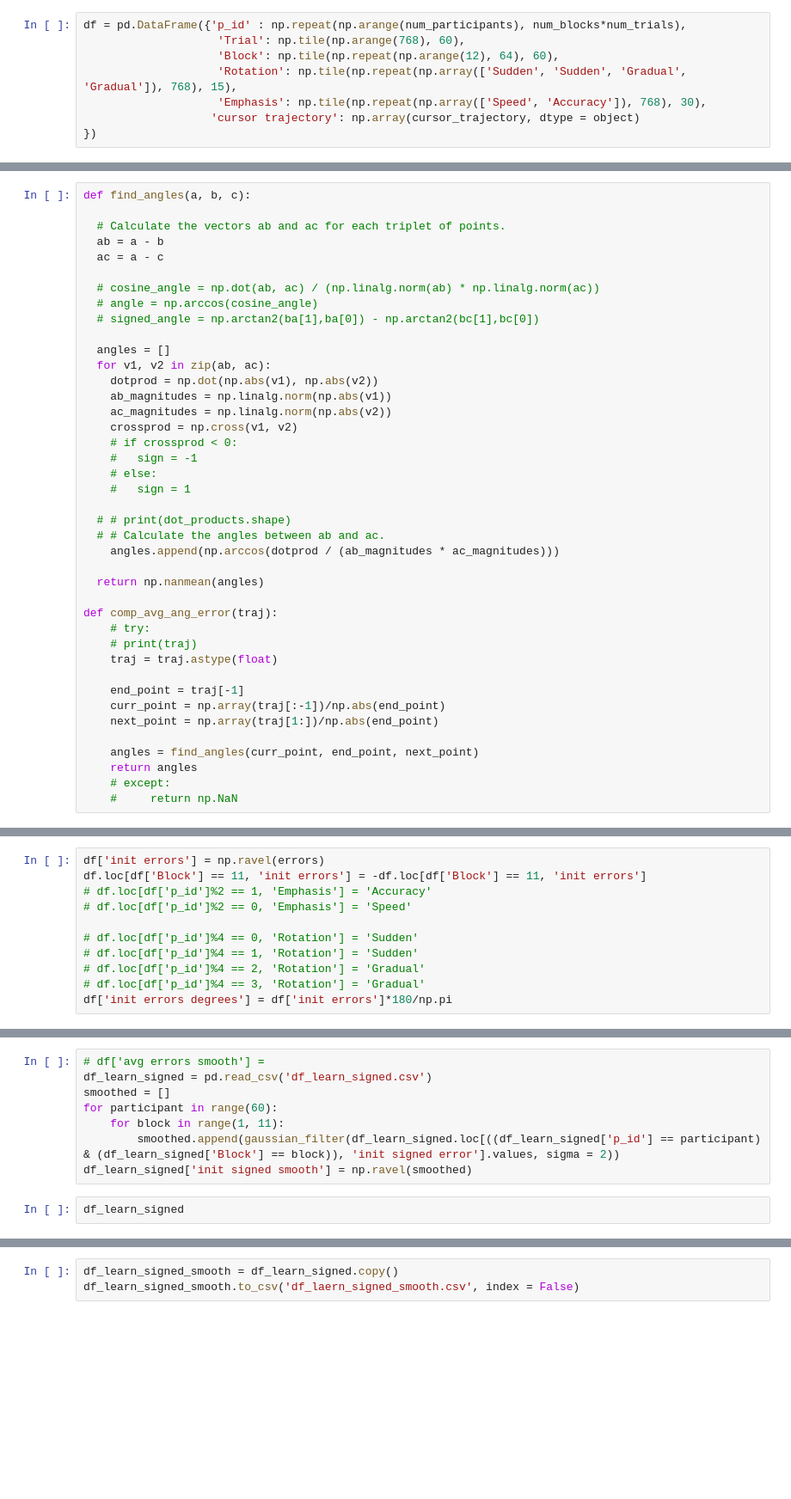
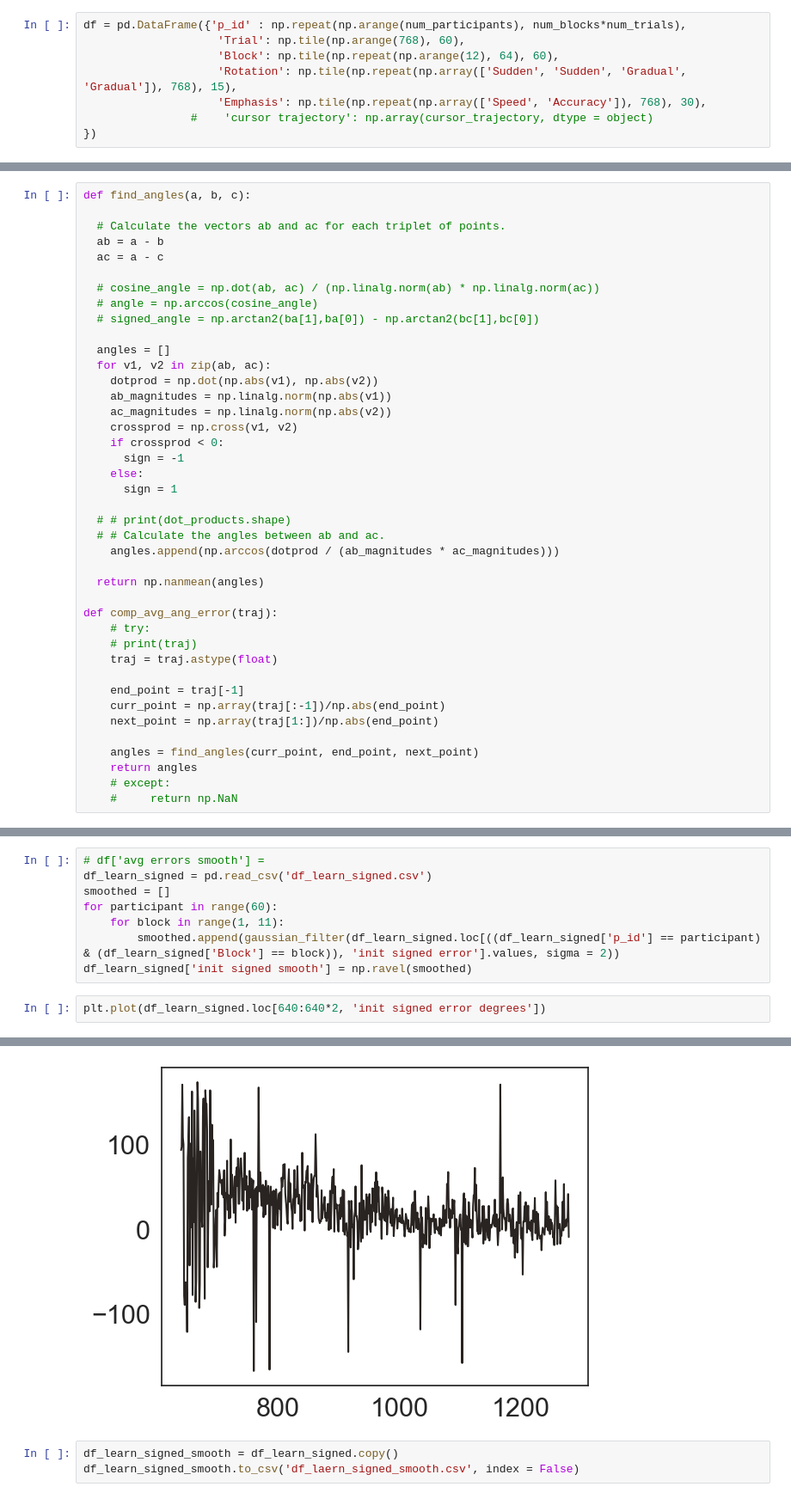
Before and after one commit to tejas-savalia/vma_behavioral, a Jupyter notebook: All experiments/experiment 1/analyses.ipynb, the cells around one changed output, grey strips where cells are left out. Shown at 86% size. Saved outputs shown, nothing was run; the diff lists cells and outputs as text; blank space fills up the shorter version.

```diff
--- a/All experiments/experiment 1/analyses.ipynb
+++ b/All experiments/experiment 1/analyses.ipynb
@@ -41,7 +43,7 @@ df = pd.DataFrame({'p_id' : np.repeat(np.arange(num_participants), num_blocks*nu
                     'Block': np.tile(np.repeat(np.arange(12), 64), 60),
                     'Rotation': np.tile(np.repeat(np.array(['Sudden', 'Sudden', 'Gradual', 'Gradual']), 768), 15),
                     'Emphasis': np.tile(np.repeat(np.array(['Speed', 'Accuracy']), 768), 30),
-                   'cursor trajectory': np.array(cursor_trajectory, dtype = object)
+                #    'cursor trajectory': np.array(cursor_trajectory, dtype = object)
 })
 # %%
 df.to_csv('all_trajectories.csv')
@@ -62,10 +64,10 @@ def find_angles(a, b, c):
     ab_magnitudes = np.linalg.norm(np.abs(v1))
     ac_magnitudes = np.linalg.norm(np.abs(v2))
     crossprod = np.cross(v1, v2)
-    # if crossprod < 0:
-    #   sign = -1
-    # else:
-    #   sign = 1
+    if crossprod < 0:
+      sign = -1
+    else:
+      sign = 1
 
   # # print(dot_products.shape)
   # # Calculate the angles between ab and ac.
@@ -179,14 +174,3 @@ for traj in cursor_trajectory:
-# %%
-df['init errors'] = np.ravel(errors)
-df.loc[df['Block'] == 11, 'init errors'] = -df.loc[df['Block'] == 11, 'init errors']
-# df.loc[df['p_id']%2 == 1, 'Emphasis'] = 'Accuracy'
-# df.loc[df['p_id']%2 == 0, 'Emphasis'] = 'Speed'
-
-# df.loc[df['p_id']%4 == 0, 'Rotation'] = 'Sudden'
-# df.loc[df['p_id']%4 == 1, 'Rotation'] = 'Sudden'
-# df.loc[df['p_id']%4 == 2, 'Rotation'] = 'Gradual'
-# df.loc[df['p_id']%4 == 3, 'Rotation'] = 'Gradual'
-df['init errors degrees'] = df['init errors']*180/np.pi
 # %%
 smoothed = []
 for participant in df.p_id.unique():
@@ -266,5 +250,5 @@ for participant in range(60):
         smoothed.append(gaussian_filter(df_learn_signed.loc[((df_learn_signed['p_id'] == participant) & (df_learn_signed['Block'] == block)), 'init signed error'].values, sigma = 2))
 df_learn_signed['init signed smooth'] = np.ravel(smoothed)
 # %%
-df_learn_signed
+plt.plot(df_learn_signed.loc[640:640*2, 'init signed error degrees'])
 # %% [output]
@@ -284,3 +256,4 @@ df_learn_signed
+[figure, added]
 # %%
 df_learn_signed_smooth = df_learn_signed.copy()
 df_learn_signed_smooth.to_csv('df_laern_signed_smooth.csv', index = False)
```
Also changed, not shown: parts of 8 cells of this notebook, 2 other files.
